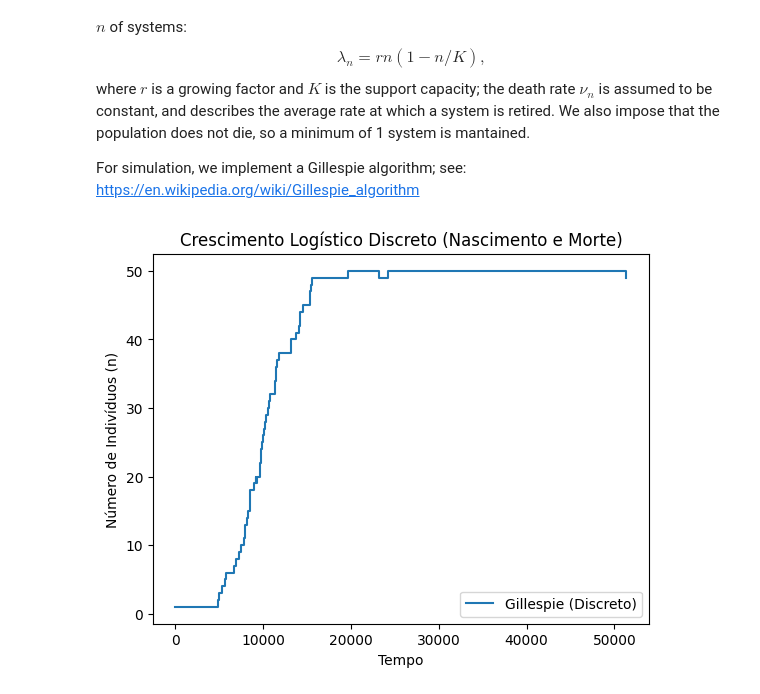
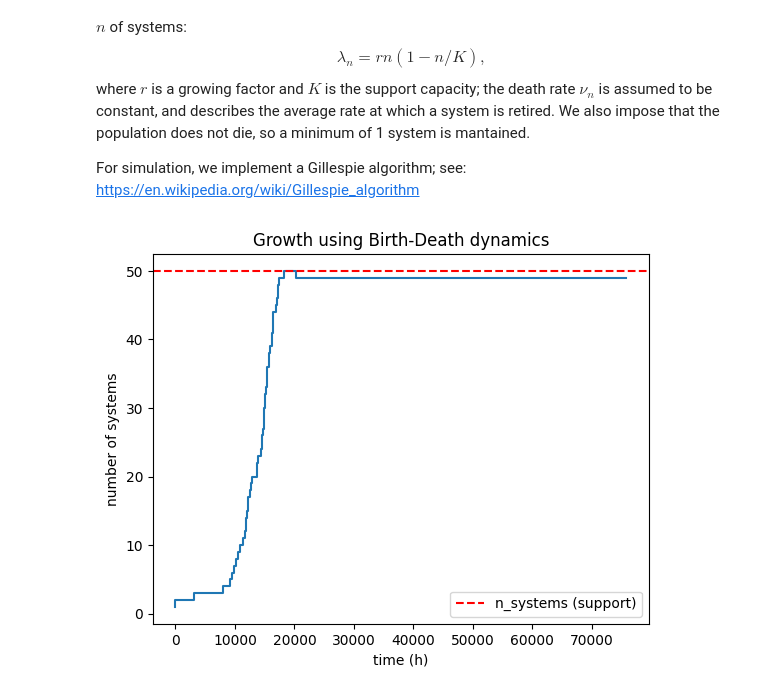
Before and after one commit to alc4ml/ProjetM2D2526, a Jupyter notebook: simmcm2d/examples/simulator_distributions.ipynb, the cells around one changed output. Drawn from its saved outputs; the diff is of its cells as text; code cells hidden in the pictures.

Commit message:
update last dynamics plot

```diff
--- a/simmcm2d/examples/simulator_distributions.ipynb
+++ b/simmcm2d/examples/simulator_distributions.ipynb
@@ -131,36 +131,36 @@ def gillespie_logistic(n0, r, K, T_max, death_rate):
 
     while current_t < T_max and current_n > 0:
         # Taxas atuais
         birth_rate = r * current_n * (1-current_n/K)
         # death_rate =
         total_rate = birth_rate + death_rate
 
         # 1. Tempo até o próximo evento (distribuição exponencial)
         dt = np.random.exponential(1 / total_rate)
         current_t += dt
 
         # 2. Qual evento ocorre?
         if np.random.rand() < (birth_rate / total_rate):
             current_n += 1  # Nascimento
         else:
             current_n -= 1  # Morte
             current_n = max(1, current_n)
 
         t.append(current_t)
         n.append(current_n)
 
     return np.array(t), np.array(n)
 
 # Simulação
 K = 50
 t, n = gillespie_logistic(n0=1, r=0.0005, K=K, T_max=3*12*30*24, death_rate=0.00005)
 
-plt.step(t, n, where='post', label='Gillespie (Discreto)')
-# plt.axhline(K, color='red', linestyle='--', label='K (Capacidade)')
-plt.ylabel('Número de Indivíduos (n)')
-plt.xlabel('Tempo')
-plt.title('Crescimento Logístico Discreto (Nascimento e Morte)')
+plt.step(t, n)
+plt.axhline(K, color='red', linestyle='--', label='n_systems (support)')
+plt.ylabel('number of systems')
+plt.xlabel('time (h)')
+plt.title('Growth using Birth-Death dynamics')
 plt.legend()
 plt.show()
 # %% [output]
-[figure, old version]
+[figure, new version]
```
Also changed, not shown: parts of 4 cells of this notebook.
